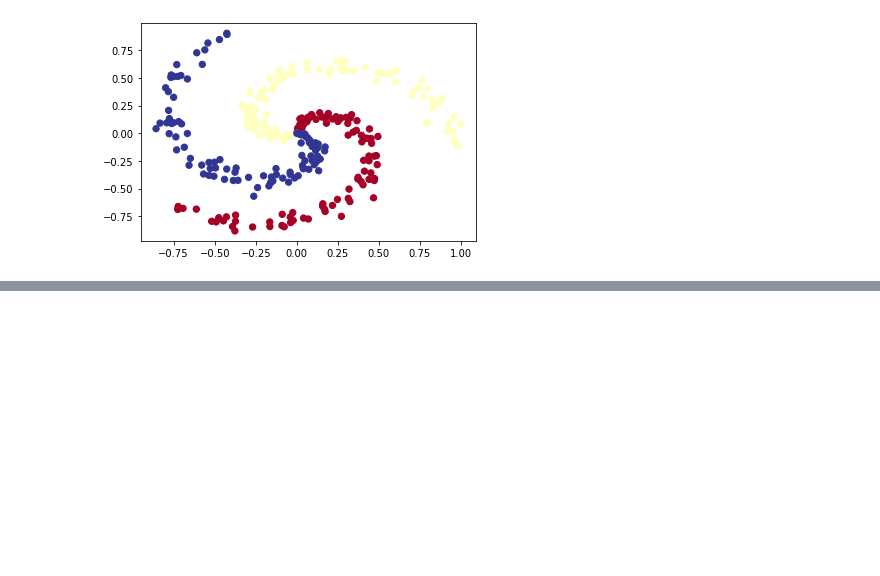
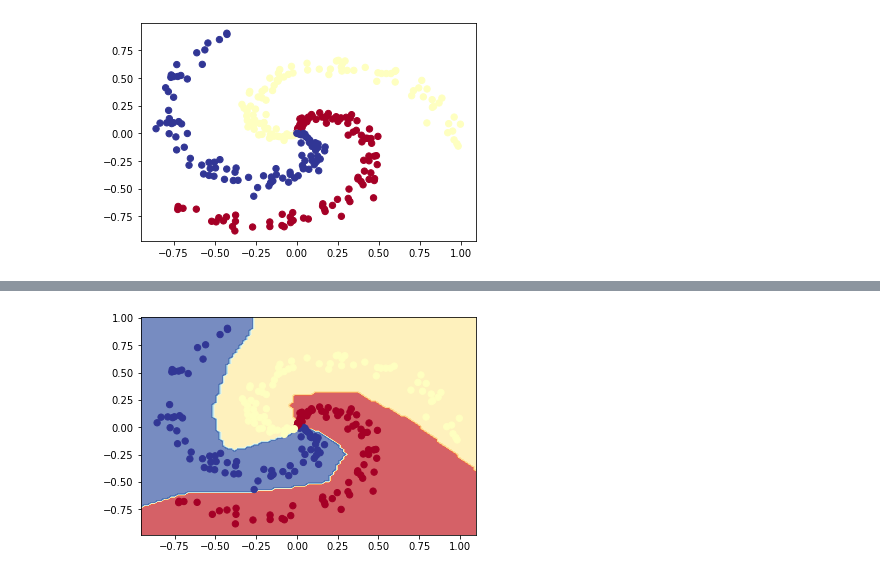
Before and after one commit to Tanmoy-Sarkar-Pranto/Pytorch, a Jupyter notebook: extras/exercises/02_pytorch_classification_exercises.ipynb, the cells around one changed output, grey strips where cells are left out. Saved outputs shown, nothing was run; the diff lists cells and outputs as text; code cells hidden in the pictures; blank space fills up the shorter version.

```diff
--- a/extras/exercises/02_pytorch_classification_exercises.ipynb
+++ b/extras/exercises/02_pytorch_classification_exercises.ipynb
@@ -308,0 +451,4 @@ Pred labels:
+# %%
+plot_decision_boundary(model_1,X_train,y_train)
+# %% [output]
+[figure, added]
```
Also changed, not shown: parts of 22 cells of this notebook.
